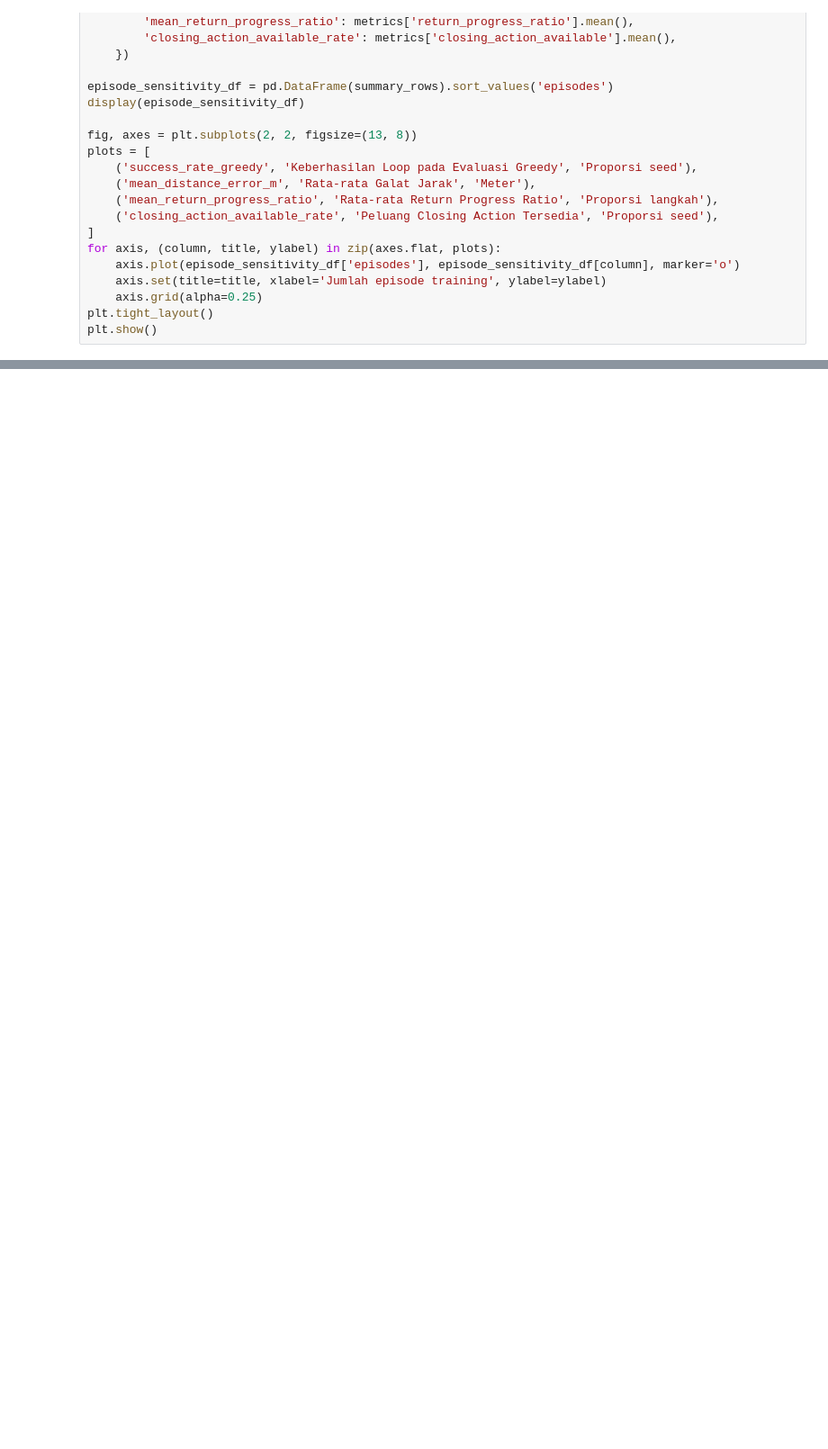
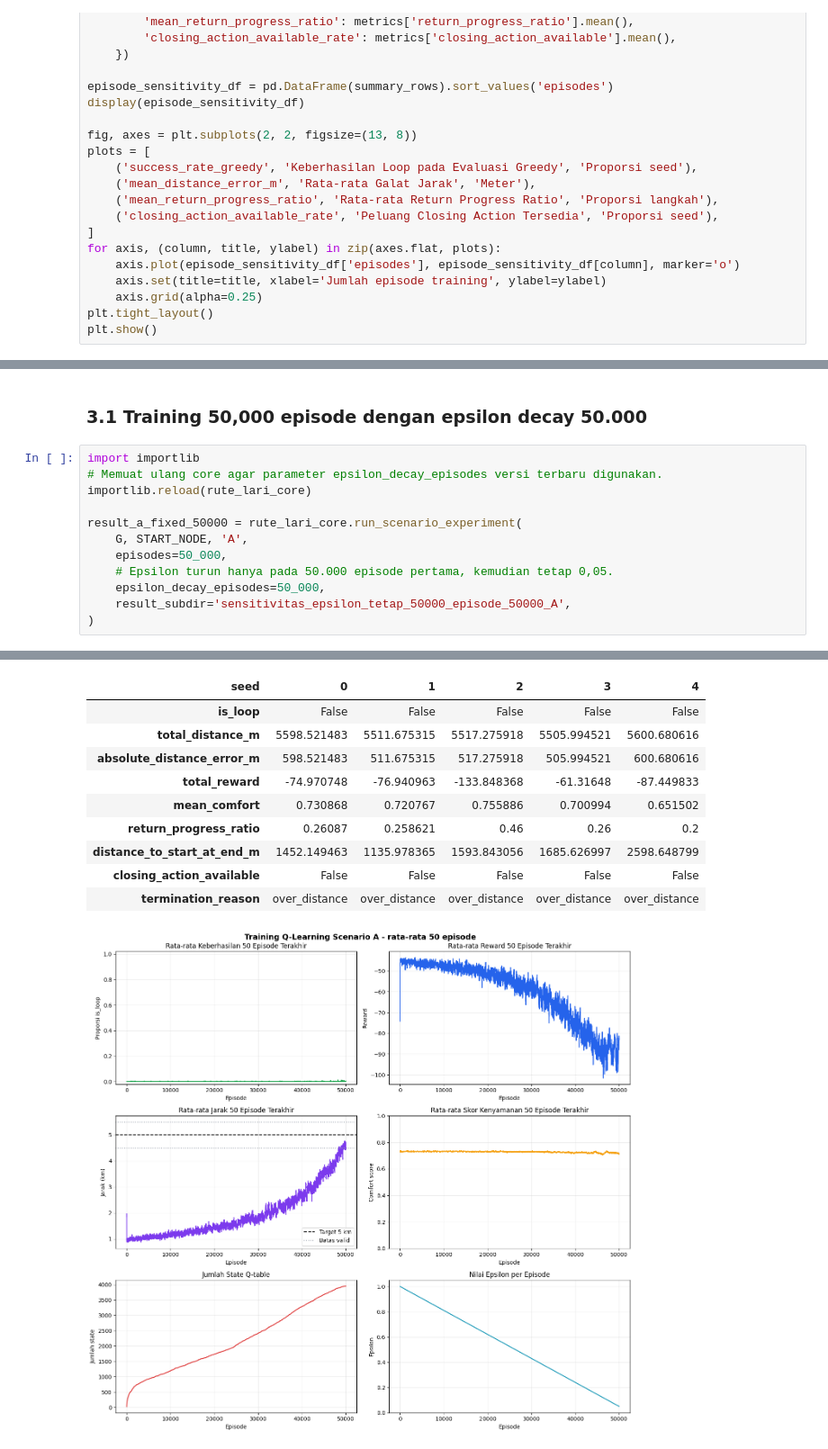
Before and after one commit to davidimannuel/uwika-ta-31123022-2026, a Jupyter notebook: scenario_A.ipynb, the cells around one changed output, grey strips where cells are left out. Shown at 90% size. Drawn from its saved outputs; the diff is of its cells as text; blank space fills up the shorter version.

Commit message:
coba implement epsilon decay untuk 50K episode pertama, setelahnya menggunakan epsilon kecil

```diff
--- a/scenario_A.ipynb
+++ b/scenario_A.ipynb
@@ -147,0 +189,15 @@ plt.show()
+# %% [markdown]
+### 3.1 Training 50,000 episode dengan epsilon decay 50.000
+# %%
+import importlib
+# Memuat ulang core agar parameter epsilon_decay_episodes versi terbaru digunakan.
+importlib.reload(rute_lari_core)
+
+result_a_fixed_50000 = rute_lari_core.run_scenario_experiment(
+    G, START_NODE, 'A',
+    episodes=50_000,
+    # Epsilon turun hanya pada 50.000 episode pertama, kemudian tetap 0,05.
+    epsilon_decay_episodes=50_000,
+    result_subdir='sensitivitas_epsilon_tetap_50000_episode_50000_A',
+)
+# %% [output]
@@ -147,0 +212,11 @@ plt.show()
+| seed | 0 | 1 | 2 | 3 | 4 |
+| is_loop | False | False | False | False | False |
+| total_distance_m | 5598.521483 | 5511.675315 | 5517.275918 | 5505.994521 | 5600.680616 |
+| absolute_distance_error_m | 598.521483 | 511.675315 | 517.275918 | 505.994521 | 600.680616 |
+| total_reward | -74.970748 | -76.940963 | -133.848368 | -61.31648 | -87.449833 |
+| mean_comfort | 0.730868 | 0.720767 | 0.755886 | 0.700994 | 0.651502 |
+| return_progress_ratio | 0.26087 | 0.258621 | 0.46 | 0.26 | 0.2 |
+| distance_to_start_at_end_m | 1452.149463 | 1135.978365 | 1593.843056 | 1685.626997 | 2598.648799 |
+| closing_action_available | False | False | False | False | False |
+| termination_reason | over_distance | over_distance | over_distance | over_distance | over_distance |
+[figure, added]
```
Also changed, not shown: parts of 13 cells of this notebook, 6 other files.
